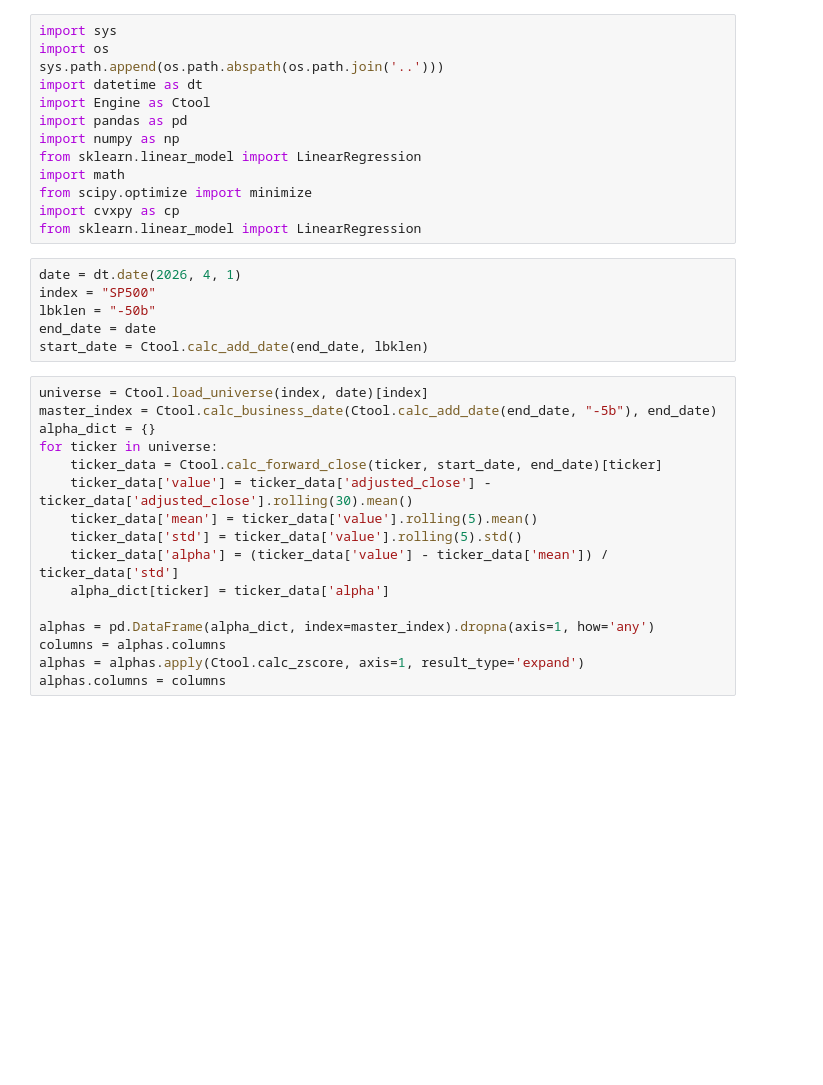
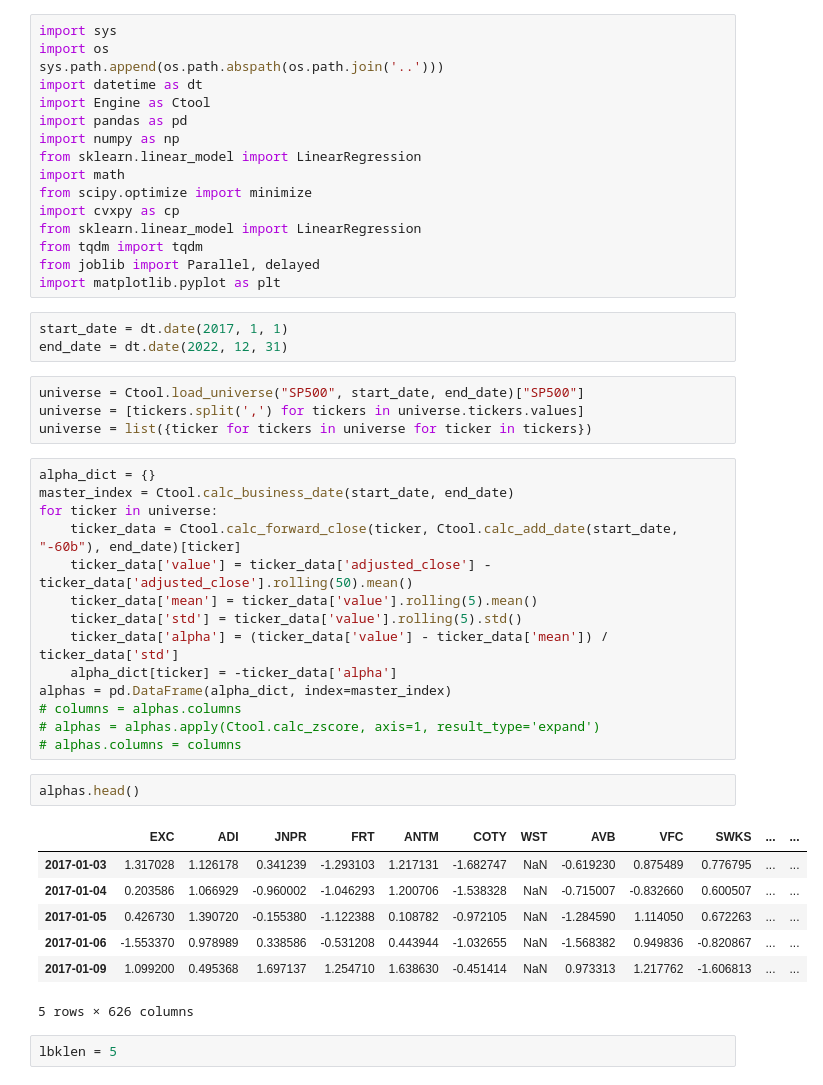
Before and after one commit to RyanCC1218/invest, a Jupyter notebook: Research/Backtest.ipynb, the cells around one changed output. Cells and saved outputs as stored; diff of their text form; blank space fills up the shorter version.

```diff
--- a/Research/Backtest.ipynb
+++ b/Research/Backtest.ipynb
@@ -11,26 +11,40 @@ import math
 from scipy.optimize import minimize
 import cvxpy as cp
 from sklearn.linear_model import LinearRegression
+from tqdm import tqdm
+from joblib import Parallel, delayed
+import matplotlib.pyplot as plt
-# %%
-date = dt.date(2026, 4, 1)
-index = "SP500"
-lbklen = "-50b"
-end_date = date
-start_date = Ctool.calc_add_date(end_date, lbklen)
+# %%
+start_date = dt.date(2017, 1, 1)
+end_date = dt.date(2022, 12, 31)
+# %%
+universe = Ctool.load_universe("SP500", start_date, end_date)["SP500"]
+universe = [tickers.split(',') for tickers in universe.tickers.values]
+universe = list({ticker for tickers in universe for ticker in tickers})
 # %%
-universe = Ctool.load_universe(index, date)[index]
-master_index = Ctool.calc_business_date(Ctool.calc_add_date(end_date, "-5b"), end_date)
 alpha_dict = {}
+master_index = Ctool.calc_business_date(start_date, end_date)
 for ticker in universe:
-    ticker_data = Ctool.calc_forward_close(ticker, start_date, end_date)[ticker]
-    ticker_data['value'] = ticker_data['adjusted_close'] - ticker_data['adjusted_close'].rolling(30).mean()
+    ticker_data = Ctool.calc_forward_close(ticker, Ctool.calc_add_date(start_date, "-60b"), end_date)[ticker]
+    ticker_data['value'] = ticker_data['adjusted_close'] - ticker_data['adjusted_close'].rolling(50).mean()
     ticker_data['mean'] = ticker_data['value'].rolling(5).mean()
     ticker_data['std'] = ticker_data['value'].rolling(5).std()
     ticker_data['alpha'] = (ticker_data['value'] - ticker_data['mean']) / ticker_data['std']
-    alpha_dict[ticker] = ticker_data['alpha']
-
-alphas = pd.DataFrame(alpha_dict, index=master_index).dropna(axis=1, how='any')
-columns = alphas.columns
-alphas = alphas.apply(Ctool.calc_zscore, axis=1, result_type='expand')
-alphas.columns = columns
+    alpha_dict[ticker] = -ticker_data['alpha']
+alphas = pd.DataFrame(alpha_dict, index=master_index)
+# columns = alphas.columns
+# alphas = alphas.apply(Ctool.calc_zscore, axis=1, result_type='expand')
+# alphas.columns = columns
+# %%
+alphas.head()
+# %% [output]
+|  | EXC | ADI | JNPR | FRT | ANTM | COTY | WST | AVB | VFC | SWKS | ... | ... |
+| 2017-01-03 | 1.317028 | 1.126178 | 0.341239 | -1.293103 | 1.217131 | -1.682747 | NaN | -0.619230 | 0.875489 | 0.776795 | ... | ... |
+| 2017-01-04 | 0.203586 | 1.066929 | -0.960002 | -1.046293 | 1.200706 | -1.538328 | NaN | -0.715007 | -0.832660 | 0.600507 | ... | ... |
+| 2017-01-05 | 0.426730 | 1.390720 | -0.155380 | -1.122388 | 0.108782 | -0.972105 | NaN | -1.284590 | 1.114050 | 0.672263 | ... | ... |
+| 2017-01-06 | -1.553370 | 0.978989 | 0.338586 | -0.531208 | 0.443944 | -1.032655 | NaN | -1.568382 | 0.949836 | -0.820867 | ... | ... |
+| 2017-01-09 | 1.099200 | 0.495368 | 1.697137 | 1.254710 | 1.638630 | -0.451414 | NaN | 0.973313 | 1.217762 | -1.606813 | ... | ... |
+5 rows × 626 columns
+# %%
+lbklen = 5
 # %%
```
Also changed, not shown: parts of 2 cells of this notebook.
